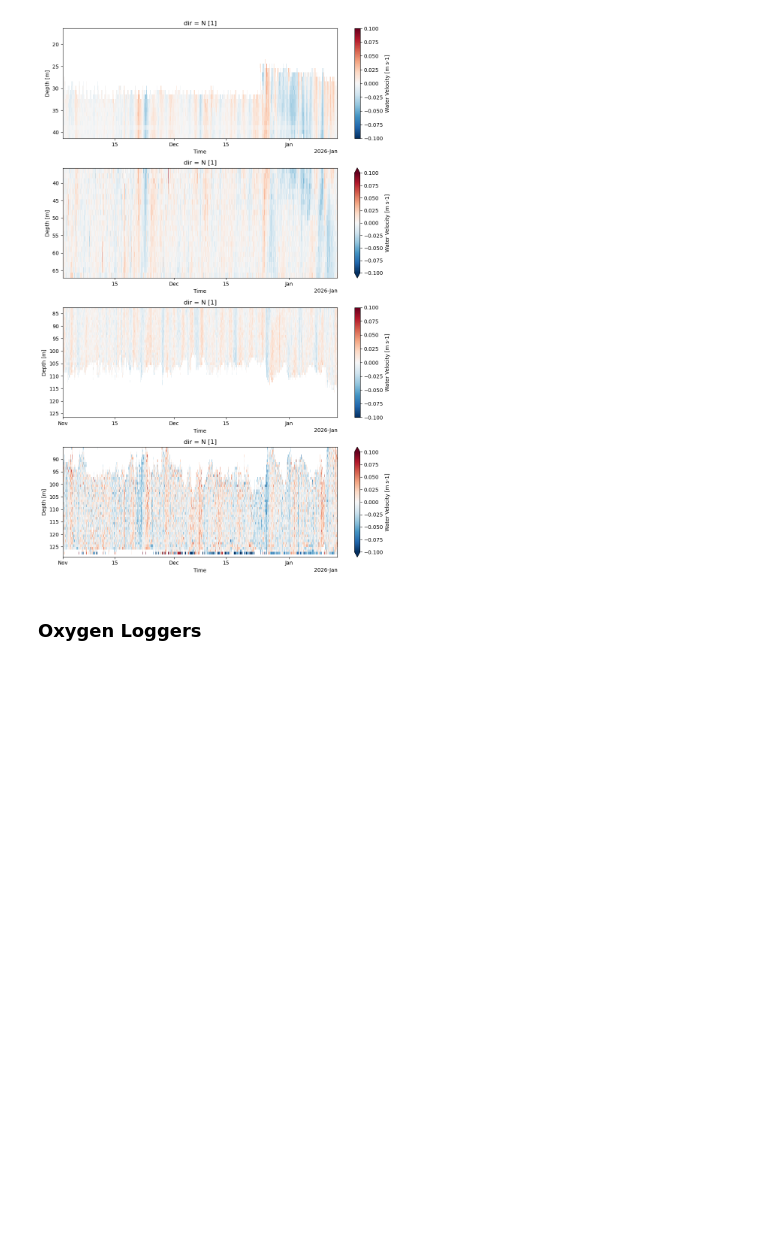
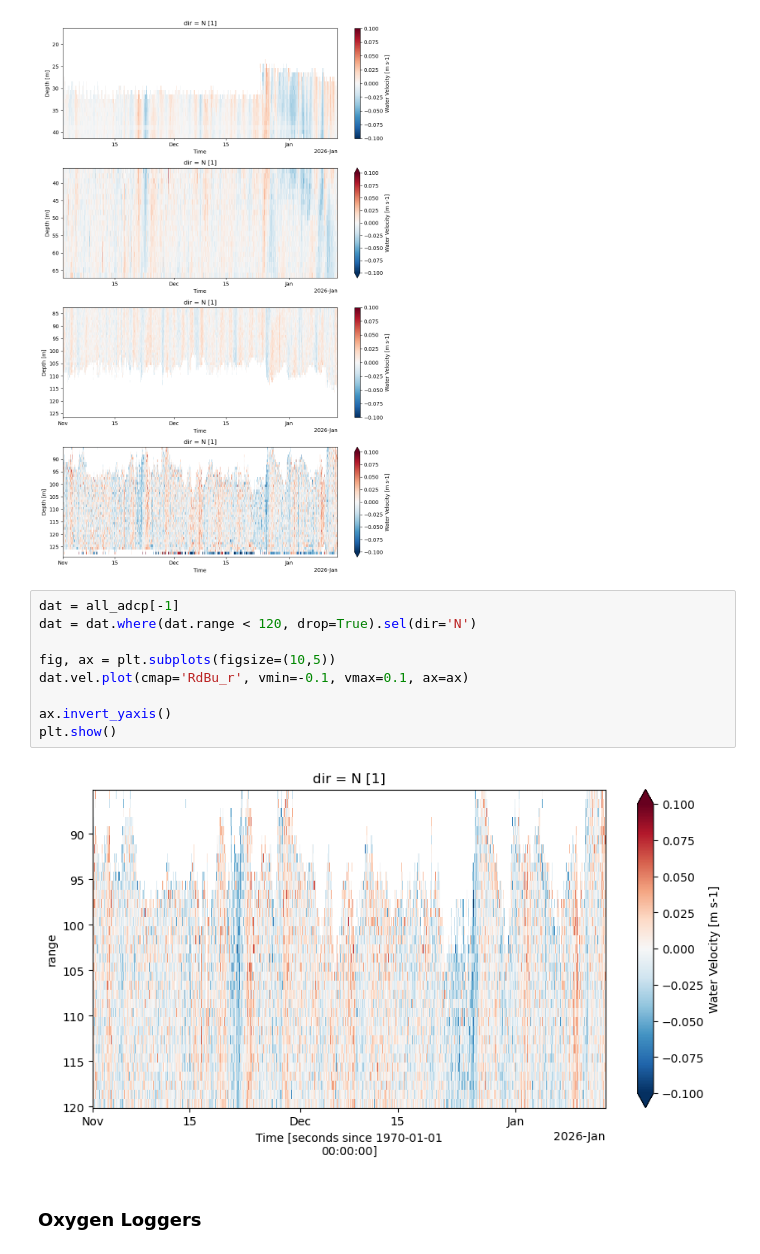
Before and after one commit to hherrema/eawag, a Jupyter notebook: fieldwork/lake_zug/mooring/reports/report_2026_01_14.ipynb, the cells around one changed output. Drawn from its saved outputs; the diff is of its cells as text; blank space fills up the shorter version.

```diff
--- a/fieldwork/lake_zug/mooring/reports/report_2026_01_14.ipynb
+++ b/fieldwork/lake_zug/mooring/reports/report_2026_01_14.ipynb
@@ -72,6 +77,17 @@ plt.tight_layout()
 plt.show()
 # %% [output]
 [figure]
+# %%
+dat = all_adcp[-1]
+dat = dat.where(dat.range < 120, drop=True).sel(dir='N')
+
+fig, ax = plt.subplots(figsize=(10,5))
+dat.vel.plot(cmap='RdBu_r', vmin=-0.1, vmax=0.1, ax=ax)
+
+ax.invert_yaxis()
+plt.show()
+# %% [output]
+[figure, added]
 # %% [markdown]
 ### Oxygen Loggers
 # %%
```
Also changed, not shown: parts of 2 cells of this notebook, 2 other files.
